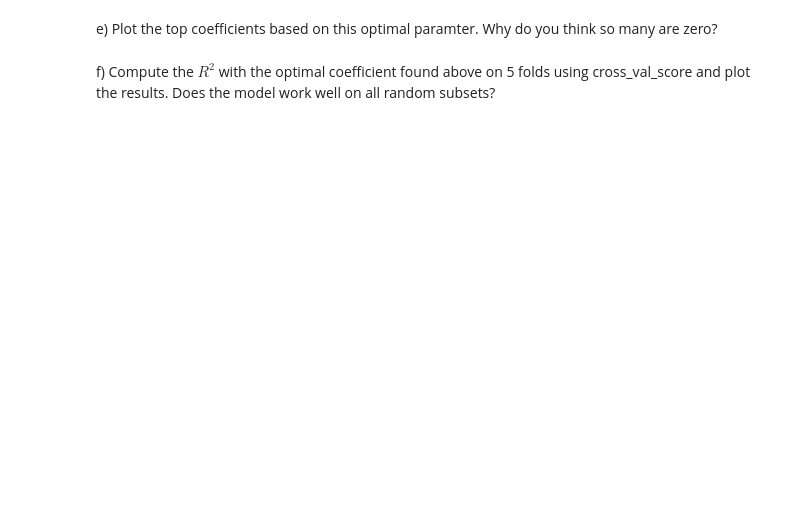
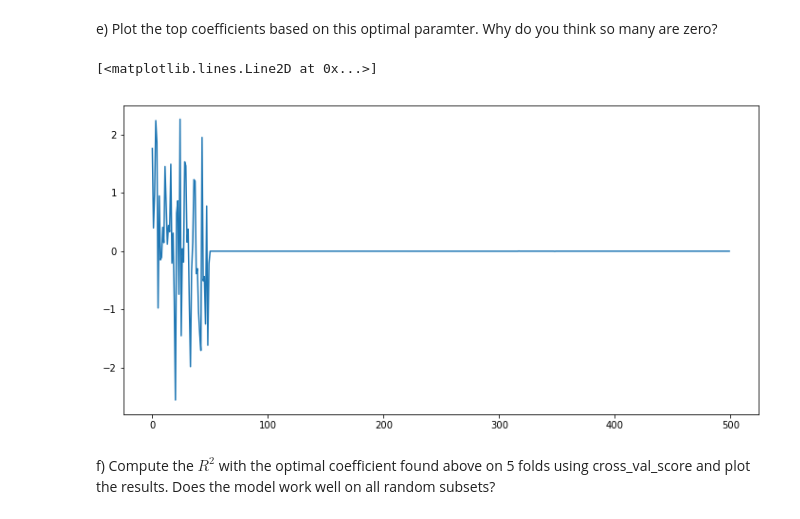
Before and after one commit to Columbia-Intro-Data-Science/python-introduction-zyyJustin, a Jupyter notebook: HW2/Homework 2 - Regularization with Lasso .ipynb, the cells around one changed output. Saved outputs shown, nothing was run; the diff lists cells and outputs as text; code cells hidden in the pictures; blank space fills up the shorter version.

```diff
--- a/HW2/Homework 2 - Regularization with Lasso .ipynb
+++ b/HW2/Homework 2 - Regularization with Lasso .ipynb
@@ -64,5 +128,19 @@ plt.show()
 # %% [markdown]
 e) Plot the top coefficients based on this optimal paramter. Why do you think so many are zero?
+# %%
+regr = Lasso(alpha = 0.000760511048307)
+regr.fit(X_train, y_train)
+regr.predict(X_test)
+
+fig = plt.figure(figsize=(12,6))
+plt.plot(regr.coef_)
+
+# The reason why we have so many zeros is that the lasso regression tend to shrink the coefficients. Because the shape of
+# the constraint in LASSO is a diamond, the least squares solution obtained might touch the corner of the diamond such
+# that it leads to a shrinkage of some variables.
+# %% [output]
+[<matplotlib.lines.Line2D at 0x...>]
+[figure, added]
 # %% [markdown]
 f) Compute the $R^2$ with the optimal coefficient found above on 5 folds using cross_val_score and plot the
 results. Does the model work well on all random subsets?
```
Also changed, not shown: parts of 7 cells of this notebook.
